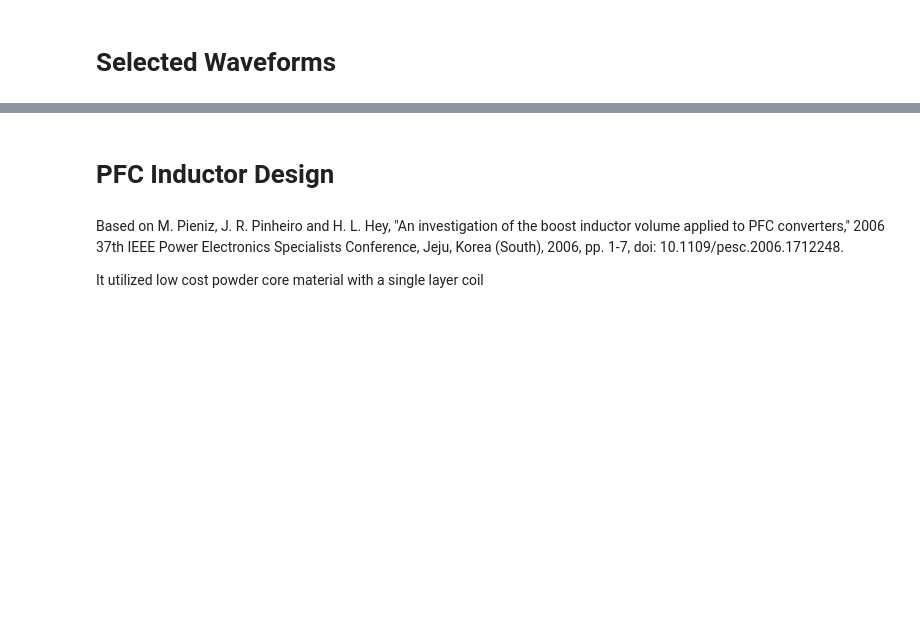
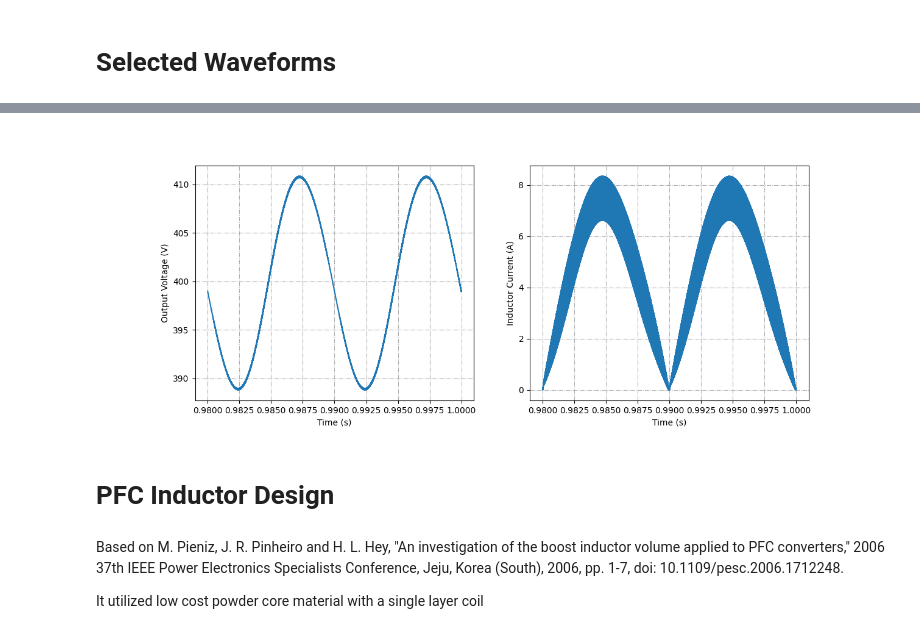
Before and after one commit to popest/PowerElectronics_JupyterLab_QSPICE, a Jupyter notebook: CCM_Boost_PFC/CCM_Boost_PFC.ipynb, the cells around one changed output, grey strips where cells are left out. Saved outputs shown, nothing was run; the diff lists cells and outputs as text; code cells hidden in the pictures; blank space fills up the shorter version.

```diff
--- a/CCM_Boost_PFC/CCM_Boost_PFC.ipynb
+++ b/CCM_Boost_PFC/CCM_Boost_PFC.ipynb
@@ -135,34 +629,35 @@ def ESW_Calc(data,VDS):
 # Use simulation (True/False)
 sim_on = True
 
-#Input AC values in RMS
+#AC line RMS voltage (in V)
 VAC_min = 195
 VAC_max = 265
 VAC_nom = 230
 
+#AC line freq. (in Hz)
 AC_freq=50
 
-#Output Voltage
+#Output Voltage (in V)
 Vout=400
 Vout_pp=20
 
-#Output power
+#Output power (in W)
 #note: Concider that output power is Pout of DC/DC / eff_dc_dc
 Pout=940
-#Estimated efficiency
+#Estimated efficiency (in -)
 eff=0.96
-#switching frequency
+#switching frequency (in Hz)
 fsw=133e3
 
-#Inductor ripple current (e.g. for 25% put 0.25)
-IL_ripple=0.5
+#Percentage of Inductor ripple current (e.g. for 25% put 0.25) (in -)
+IL_ripple=0.25
 
 ### Input REC Bridge Diode ####
-REC_fwd = 1
-REC_rdiff = 30e-3
+REC_fwd = 1 # Build-in potential (in V)
+REC_rdiff = 30e-3 # Differential resistance (in Ohm)
 
 ### Input EMI Filter ###
-#Additional total resistance formed by EMI components
+#Additional total resistance formed by EMI components (in Ohm)
 #CM_Choke+Relay
 R_EMI = 8e-3+0.1
 
@@ -173,7 +668,7 @@ MOS_DATA_FLD = "Data/MOSFET/IPP60R120P7/"
 EOFF_file_name = "EOFF_15V_100degC_5600mOhm_25ns_IDH08G65C6.csv"
 EON_file_name = "EON_15V_100degC_5600mOhm_25ns_IDH08G65C6.csv"
 
-#WC RDSon@100degC
+#WC RDSon@100degC (in Ohm)
 rdson=0.204
 
 ### Output Diode@75degC ###
@@ -182,8 +677,11 @@ BOOST_fwd=0.69
 BOOST_rdiff=76e-3
 BOOST_Qc = 12.2e-9
 
+### PFC Inductor ###
+Res_L = 70e-3
+
 ### Output Capacitor ###
-Cout_ESR = 150e-3
+Cout_ESR = 25e-3
 
 ### Current sense resistor
 Rsense = 10e-3
@@ -550,10 +1044,10 @@ if sim_on == True:
     fig, (ax1, ax2) = plt.subplots(1, 2, figsize=(13,5))
     #fig.suptitle('Power Losses Breakdown (w/o Losses in Magnetics)'+'\n'+'(Minimum Input Voltage)',fontsize=18)
     #ax1.pie(data_Ploss, labels=labels_Ploss, autopct=autopct_format(data_Ploss))
-    ax1.plot(wfrm["Time"], wfrm["V(OUT)"])
+    ax1.plot(wfrm["time"], wfrm["v(out)"])
     ax1.grid(True, linestyle='-.')
     ax1.set(xlabel='Time (s)', ylabel='Output Voltage (V)')
-    ax2.plot(wfrm["Time"], wfrm["I(L1)"])
+    ax2.plot(wfrm["time"], wfrm["i(l1)"])
     ax2.grid(True, linestyle='-.')
     ax2.set(xlabel='Time (s)', ylabel='Inductor Current (A)')
     plt.show()
@@ -564,3 +1057,4 @@ else:
+[figure, added]
 # %% [markdown]
 # PFC Inductor Design
 # %% [markdown]
```
Also changed, not shown: parts of 37 cells of this notebook, 4 other files.
